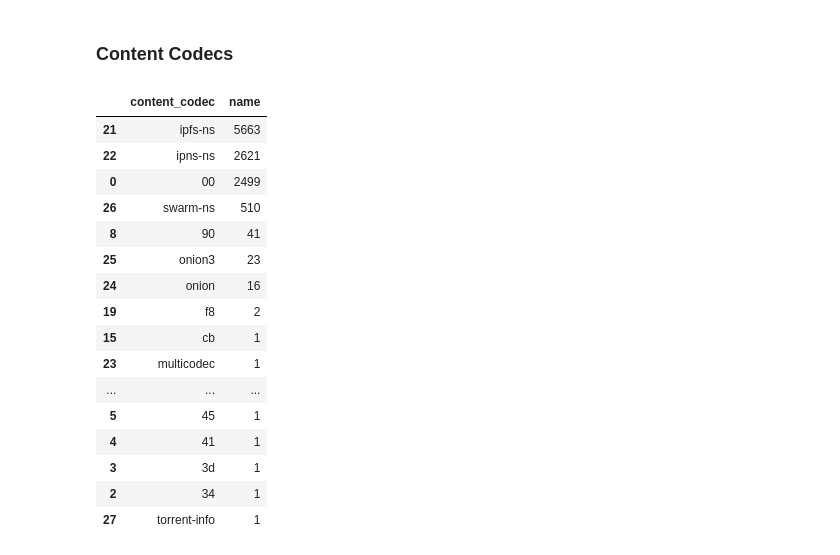
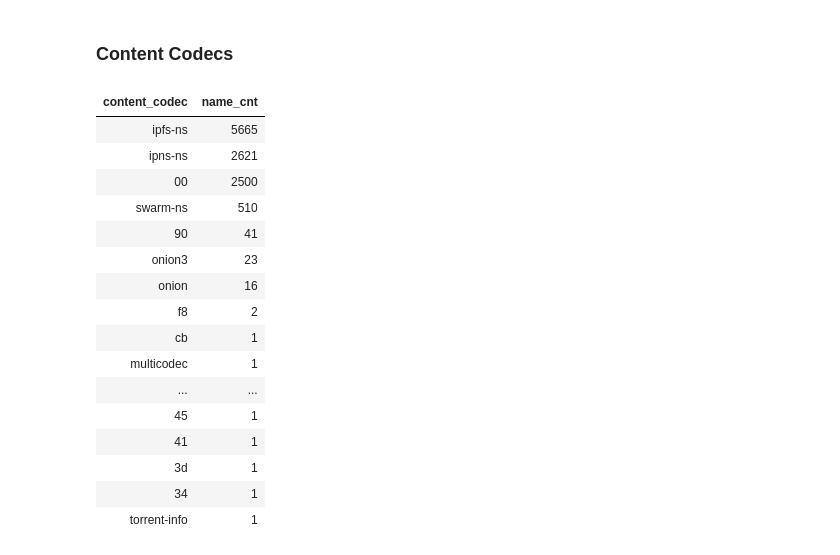
Before and after one commit to Snedashkovsky/ens-to-cyber, a Jupyter notebook: extract_ens_data.ipynb, the cells around one changed output. Drawn from its saved outputs; the diff is of its cells as text; code cells hidden in the pictures.

```diff
--- a/extract_ens_data.ipynb
+++ b/extract_ens_data.ipynb
@@ -1,7 +1,9 @@
 # %% [markdown]
 ## Extract ENS Data from BigQuery and Ethereum node
 # %%
+import json
 import pandas as pd
+import numpy as np
 from ens import ENS
 from web3 import Web3, HTTPProvider
 from tqdm.notebook import tqdm
@@ -9,6 +11,7 @@ import ipfshttpclient
 import content_hash
 import multicodec
 import multihash
+from IPython.core.display import display, HTML
 
 from config import ETH_URL
 from ens_data import get_ens_data
@@ -16,13 +19,16 @@ from src.utils_bigquery import get_df
 
 
 EXTRACT_NAMES = False
-AGGREGATE_ENS_DATA = True
+AGGREGATE_ENS_DATA = False
 
 tqdm.pandas()
 
 w3 = Web3(HTTPProvider(ETH_URL))
 ns = ENS.fromWeb3(w3)
 ipfs_client = ipfshttpclient.connect()
+# %%
+def display_df(df: pd.DataFrame, show_index: bool = False) -> None:
+    display(HTML(df.to_html(index=show_index, notebook=True, show_dimensions=False)))
 # %%
 # 'ENS': '0x57f1887a8bf19b14fc0df6fd9b2acc9af147ea85'
 # %% [markdown]
@@ -185,28 +191,30 @@ associated_address!=owner: 46,602
 # %%
 def get_contenthash_codec(chash: str) -> str:
     try:
         return multicodec.get_codec(
             multihash.from_hex_string(chash.lstrip('0x')))
     except ValueError:
         return chash[:2]
 
 ens_data_with_contenthash_df.loc[:, 'content_codec'] = ens_data_with_contenthash_df.contenthash.map(get_contenthash_codec)
-ens_data_with_contenthash_df.groupby('content_codec')['name'].nunique().reset_index().sort_values('name', ascending=False)
+display_df(
+    ens_data_with_contenthash_df.groupby('content_codec')['name'].agg(name_cnt=np.count_nonzero).reset_index().sort_values('name_cnt', ascending=False)
+)
 # %% [output]
-|  | content_codec | name |
-| 21 | ipfs-ns | 5663 |
-| 22 | ipns-ns | 2621 |
-| 0 | 00 | 2499 |
-| 26 | swarm-ns | 510 |
-| 8 | 90 | 41 |
-| 25 | onion3 | 23 |
-| 24 | onion | 16 |
-| 19 | f8 | 2 |
-| 15 | cb | 1 |
-| 23 | multicodec | 1 |
-| ... | ... | ... |
-| 5 | 45 | 1 |
-| 4 | 41 | 1 |
-| 3 | 3d | 1 |
-| 2 | 34 | 1 |
-| 27 | torrent-info | 1 |
+| content_codec | name_cnt |
+| ipfs-ns | 5665 |
+| ipns-ns | 2621 |
+| 00 | 2500 |
+| swarm-ns | 510 |
+| 90 | 41 |
+| onion3 | 23 |
+| onion | 16 |
+| f8 | 2 |
+| cb | 1 |
+| multicodec | 1 |
+| ... | ... |
+| 45 | 1 |
+| 41 | 1 |
+| 3d | 1 |
+| 34 | 1 |
+| torrent-info | 1 |
```
Also changed, not shown: parts of 5 cells of this notebook.
